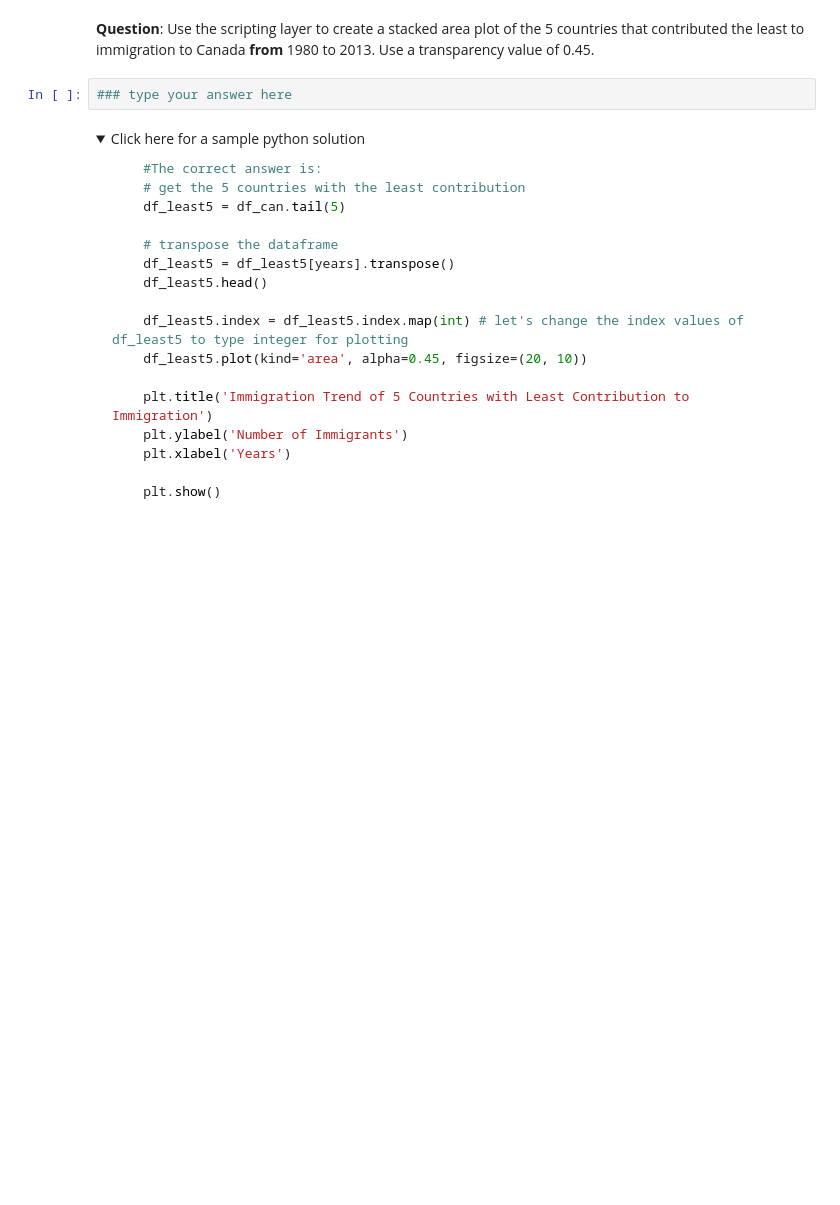
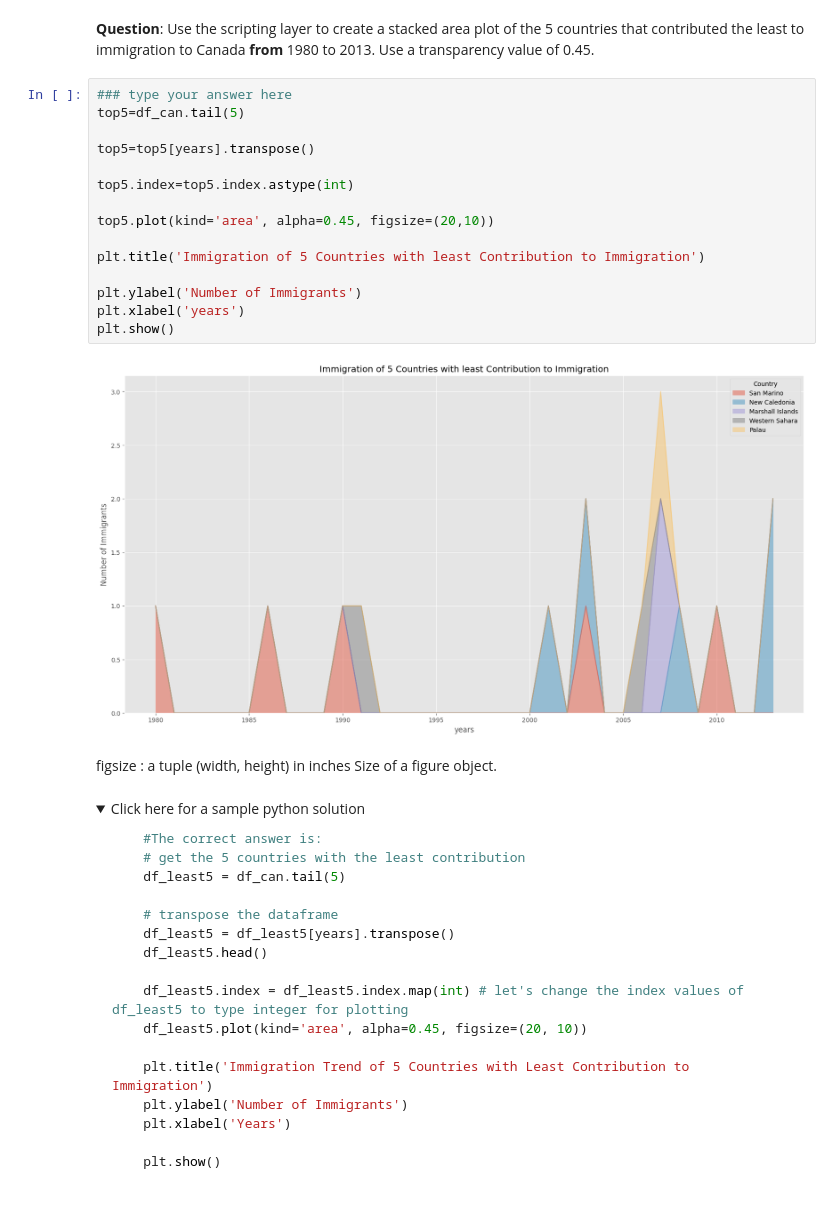
Before and after one commit to andrewrhoden/Panda-DataWrangling, a Jupyter notebook: coursera_labs_visualization/DV0101EN-Exercise-Area-Plots-Histograms-and-Bar-Charts.ipynb, the cells around one changed output. Drawn from its saved outputs; the diff is of its cells as text; folded sections open; blank space fills up the shorter version.

```diff
--- a/coursera_labs_visualization/DV0101EN-Exercise-Area-Plots-Histograms-and-Bar-Charts.ipynb
+++ b/coursera_labs_visualization/DV0101EN-Exercise-Area-Plots-Histograms-and-Bar-Charts.ipynb
@@ -331,7 +334,25 @@ ax.set_xlabel('Years')
 # %% [markdown]
 **Question**: Use the scripting layer to create a stacked area plot of the 5 countries that contributed the least to immigration to Canada **from** 1980 to 2013. Use a transparency value of 0.45.
-# %%
-### type your answer here
+# %%
+### type your answer here
+top5=df_can.tail(5)
+
+top5=top5[years].transpose()
+
+top5.index=top5.index.astype(int)
+
+top5.plot(kind='area', alpha=0.45, figsize=(20,10))
+
+plt.title('Immigration of 5 Countries with least Contribution to Immigration')
+
+plt.ylabel('Number of Immigrants')
+plt.xlabel('years')
+plt.show()
+# %% [output]
+[figure, added]
+# %% [markdown]
+figsize : a tuple (width, height) in inches
+Size of a figure object.
 # %% [markdown]
 <details><summary>Click here for a sample python solution</summary>
 
```
Also changed, not shown: parts of 15 cells of this notebook, 8 other files.
